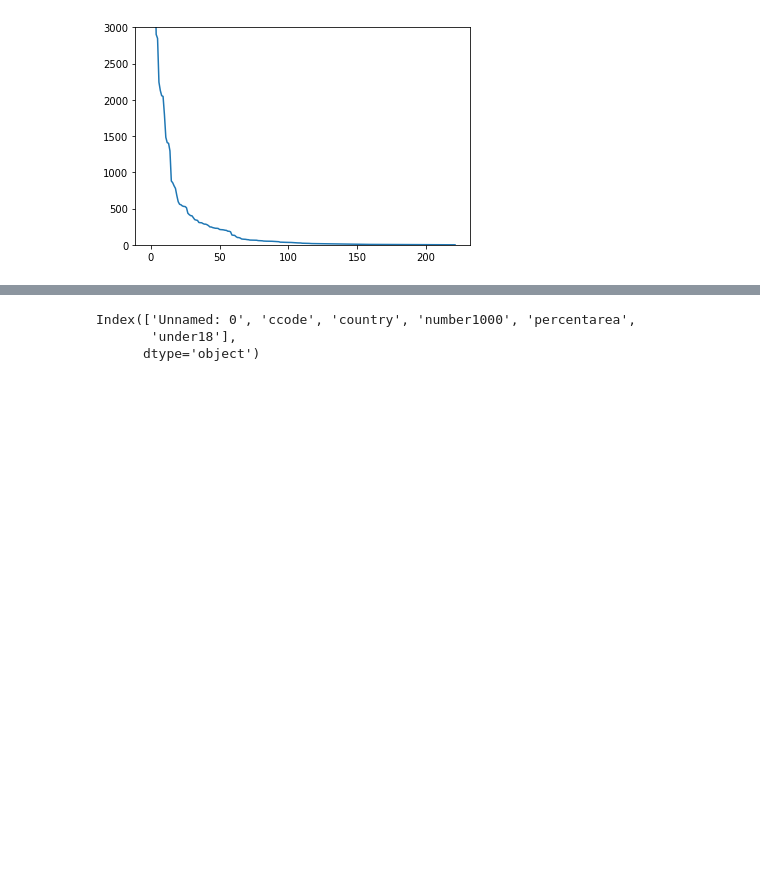
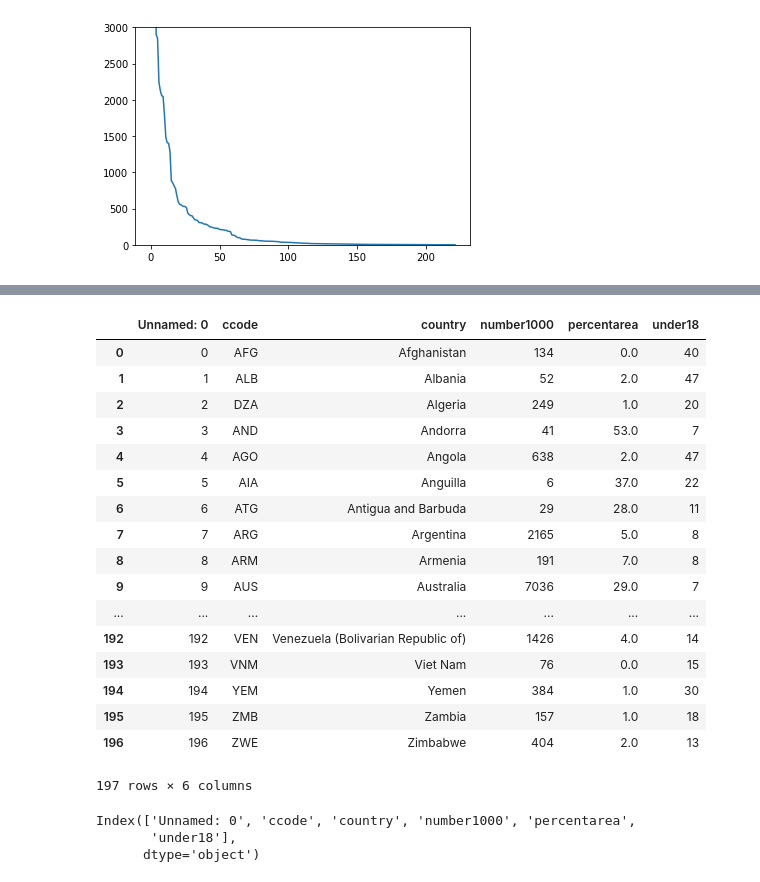
Before and after one commit to vafaei-ar/IEC2-2019, a Jupyter notebook: data_mining/1-pandas_practice.ipynb, the cells around one changed output, grey strips where cells are left out. Cells and saved outputs as stored; diff of their text form; code cells hidden in the pictures; blank space fills up the shorter version.

Commit message:
datasets

```diff
--- a/data_mining/1-pandas_practice.ipynb
+++ b/data_mining/1-pandas_practice.ipynb
@@ -150 +205,23 @@ plt.hist(gdps)
+# %%
+df2 = pd.read_csv('./datasets/migrants.csv')
+df2
+# %% [output]
+|  | Unnamed: 0 | ccode | country | number1000 | percentarea | under18 |
+| 0 | 0 | AFG | Afghanistan | 134 | 0.0 | 40 |
+| 1 | 1 | ALB | Albania | 52 | 2.0 | 47 |
+| 2 | 2 | DZA | Algeria | 249 | 1.0 | 20 |
+| 3 | 3 | AND | Andorra | 41 | 53.0 | 7 |
+| 4 | 4 | AGO | Angola | 638 | 2.0 | 47 |
+| 5 | 5 | AIA | Anguilla | 6 | 37.0 | 22 |
+| 6 | 6 | ATG | Antigua and Barbuda | 29 | 28.0 | 11 |
+| 7 | 7 | ARG | Argentina | 2165 | 5.0 | 8 |
+| 8 | 8 | ARM | Armenia | 191 | 7.0 | 8 |
+| 9 | 9 | AUS | Australia | 7036 | 29.0 | 7 |
+| ... | ... | ... | ... | ... | ... | ... |
+| 192 | 192 | VEN | Venezuela (Bolivarian Republic of) | 1426 | 4.0 | 14 |
+| 193 | 193 | VNM | Viet Nam | 76 | 0.0 | 15 |
+| 194 | 194 | YEM | Yemen | 384 | 1.0 | 30 |
+| 195 | 195 | ZMB | Zambia | 157 | 1.0 | 18 |
+| 196 | 196 | ZWE | Zimbabwe | 404 | 2.0 | 13 |
+197 rows × 6 columns
 # %%
```
Also changed, not shown: parts of 12 cells of this notebook, 26 other files.
